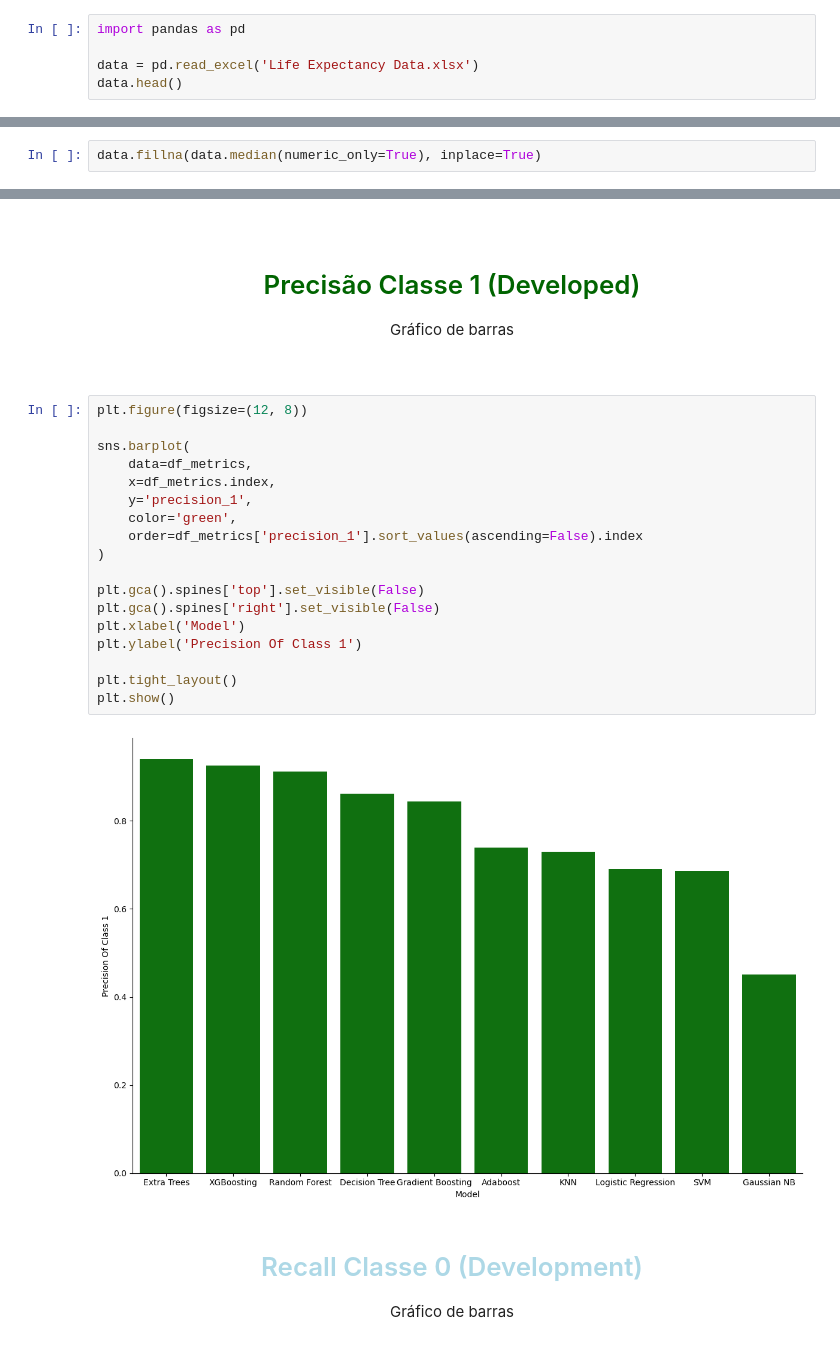
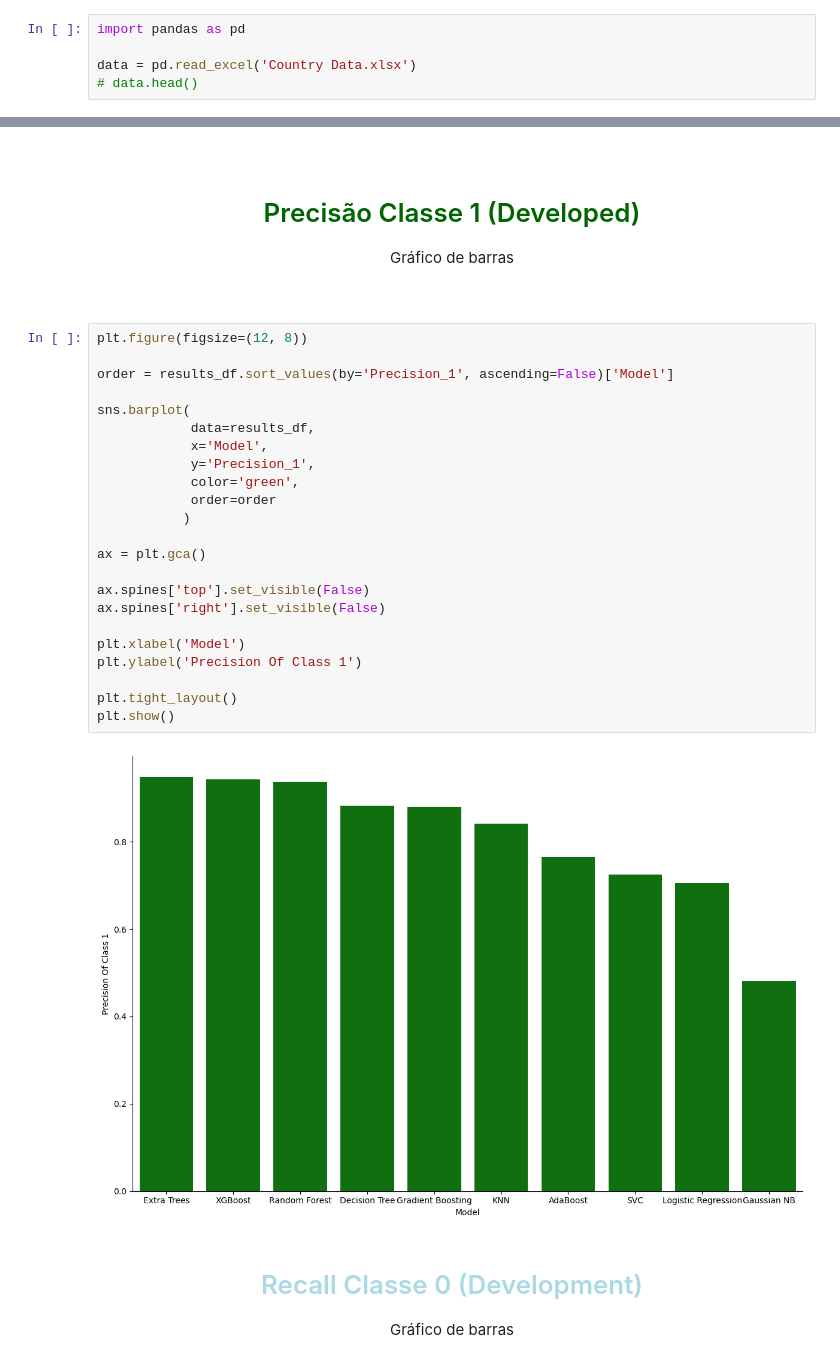
Before and after one commit to SLCosta1011/Country-Development-Predictor, a Jupyter notebook: model_test.ipynb, the cells around one changed output, grey strips where cells are left out. Cells and saved outputs as stored; diff of their text form.

Commit message:
Update country dataset and model tests

```diff
--- a/model_test.ipynb
+++ b/model_test.ipynb
@@ -1,5 +1,5 @@
 # %%
 import pandas as pd
 
-data = pd.read_excel('Life Expectancy Data.xlsx')
-data.head()
+data = pd.read_excel('Country Data.xlsx')
+# data.head()
@@ -35,5 +27,3 @@ dtype: int64
 data.shape
 # %% [output]
 (2938, 22)
-# %%
-data.fillna(data.median(numeric_only=True), inplace=True)
@@ -806,23 +275,28 @@ plt.show()
 # %%
 plt.figure(figsize=(12, 8))
 
+order = results_df.sort_values(by='Precision_1', ascending=False)['Model']
+
 sns.barplot(
-    data=df_metrics,
-    x=df_metrics.index,
-    y='precision_1',
-    color='green',
-    order=df_metrics['precision_1'].sort_values(ascending=False).index
-)
+            data=results_df,
+            x='Model',
+            y='Precision_1',
+            color='green',
+            order=order
+           )
 
-plt.gca().spines['top'].set_visible(False)
-plt.gca().spines['right'].set_visible(False)
+ax = plt.gca()
+
+ax.spines['top'].set_visible(False)
+ax.spines['right'].set_visible(False)
+
 plt.xlabel('Model')
 plt.ylabel('Precision Of Class 1')
 
 plt.tight_layout()
 plt.show()
 # %% [output]
-[figure, old version]
+[figure, new version]
 # %% [markdown]
 <div style='padding:25px, border-radius:18px, radius:2px solid #ddd';>
 
```
Also changed, not shown: parts of 29 cells of this notebook, 1 other file.
